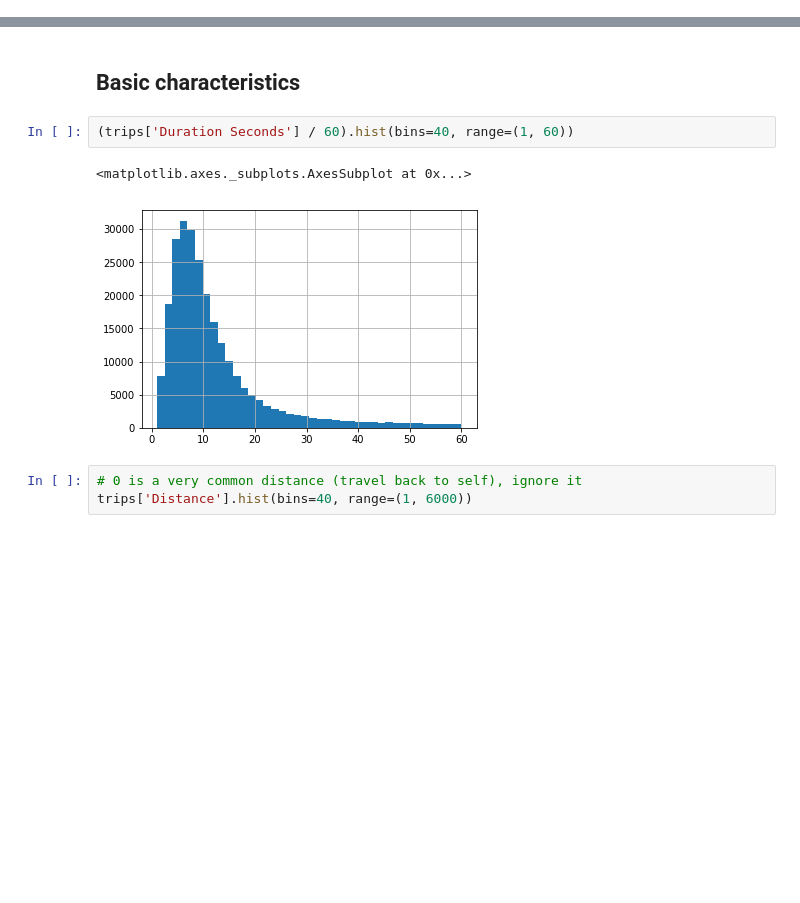
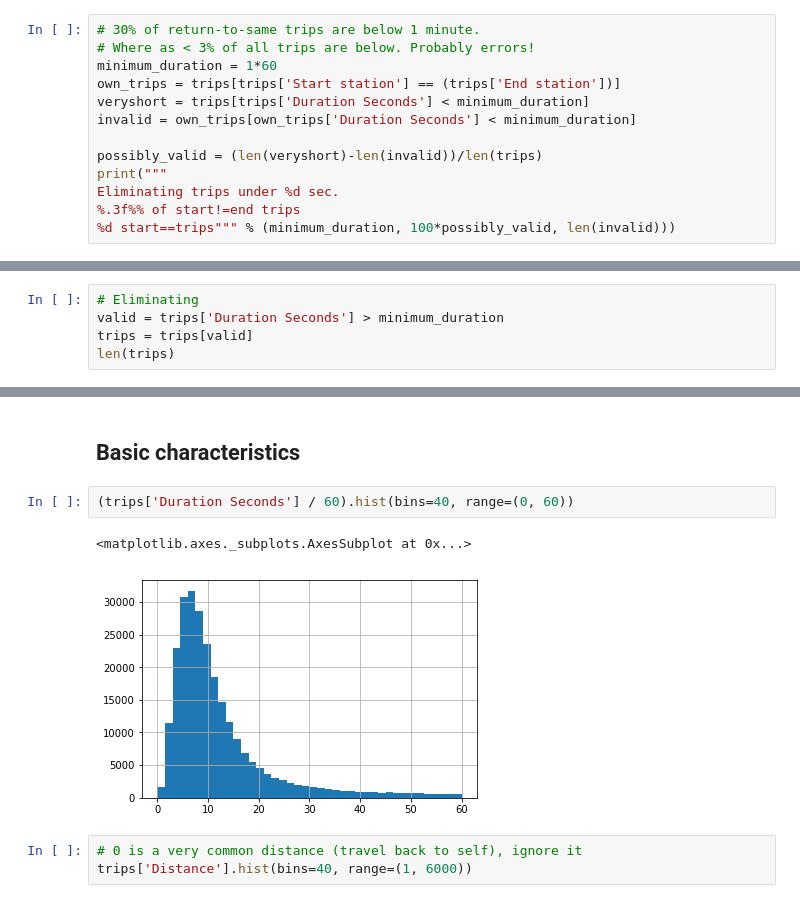
Before and after one commit to jonnor/bike-sharing-oslo, a Jupyter notebook: Oslo.ipynb, the cells around one changed output, grey strips where cells are left out. Saved outputs shown, nothing was run; the diff lists cells and outputs as text; blank space fills up the shorter version.

Commit message:
Fixed code order and way to exclude short trips. Corrected function in oslo.py

```diff
--- a/Oslo.ipynb
+++ b/Oslo.ipynb
@@ -179,0 +138,13 @@ trips[:3]
+# %%
+# 30% of return-to-same trips are below 1 minute.
+# Where as < 3% of all trips are below. Probably errors!
+minimum_duration = 1*60
+own_trips = trips[trips['Start station'] == (trips['End station'])]
+veryshort = trips[trips['Duration Seconds'] < minimum_duration]
+invalid = own_trips[own_trips['Duration Seconds'] < minimum_duration]
+
+possibly_valid = (len(veryshort)-len(invalid))/len(trips)
+print("""
+Eliminating trips under %d sec.
+%.3f%% of start!=end trips
+%d start==trips""" % (minimum_duration, 100*possibly_valid, len(invalid)))
@@ -179,0 +155,5 @@ trips[:3]
+# %%
+# Eliminating
+valid = trips['Duration Seconds'] > minimum_duration
+trips = trips[valid]
+len(trips)
@@ -180,10 +184,10 @@ trips[:3]
 # %% [markdown]
 ## Basic characteristics
 # %%
-(trips['Duration Seconds'] / 60).hist(bins=40, range=(1, 60))
+(trips['Duration Seconds'] / 60).hist(bins=40, range=(0, 60))
 # %% [output]
 <matplotlib.axes._subplots.AxesSubplot at 0x...>
-[figure, old version]
+[figure, new version]
 # %%
 # 0 is a very common distance (travel back to self), ignore it
 trips['Distance'].hist(bins=40, range=(1, 6000))
```
Also changed, not shown: parts of 24 cells of this notebook, 1 other file.
